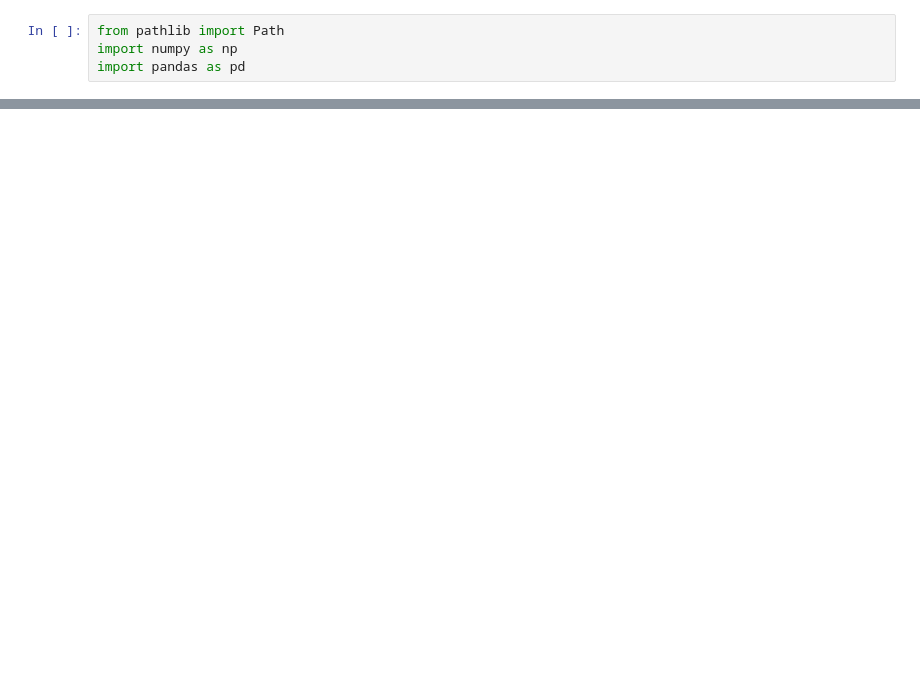
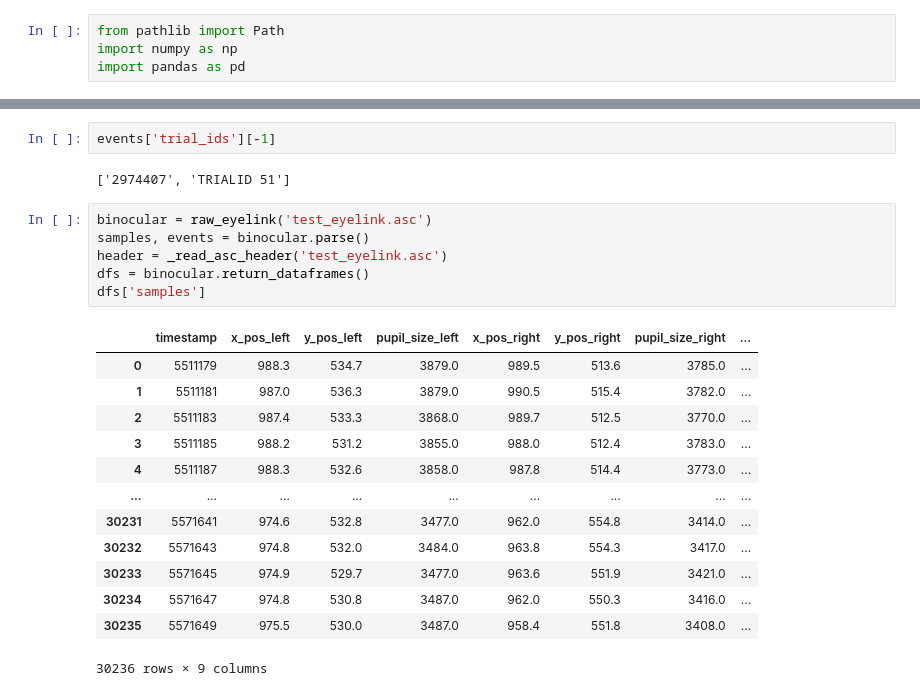
Before and after one commit to dsrishyla/asc_parser, a Jupyter notebook: eyelink_asc_parser.ipynb, the cells around one changed output, grey strips where cells are left out. Saved outputs shown, nothing was run; the diff lists cells and outputs as text; blank space fills up the shorter version.

```diff
--- a/eyelink_asc_parser.ipynb
+++ b/eyelink_asc_parser.ipynb
@@ -99,0 +380,24 @@ antisaccade_diksha.to_dataframe()
+# %%
+events['trial_ids'][-1]
+# %% [output]
+['2974407', 'TRIALID 51']
+# %%
+binocular = raw_eyelink('test_eyelink.asc')
+samples, events = binocular.parse()
+header = _read_asc_header('test_eyelink.asc')
+dfs = binocular.return_dataframes()
+dfs['samples']
+# %% [output]
+|  | timestamp | x_pos_left | y_pos_left | pupil_size_left | x_pos_right | y_pos_right | pupil_size_right | ... |
+| 0 | 5511179 | 988.3 | 534.7 | 3879.0 | 989.5 | 513.6 | 3785.0 | ... |
+| 1 | 5511181 | 987.0 | 536.3 | 3879.0 | 990.5 | 515.4 | 3782.0 | ... |
+| 2 | 5511183 | 987.4 | 533.3 | 3868.0 | 989.7 | 512.5 | 3770.0 | ... |
+| 3 | 5511185 | 988.2 | 531.2 | 3855.0 | 988.0 | 512.4 | 3783.0 | ... |
+| 4 | 5511187 | 988.3 | 532.6 | 3858.0 | 987.8 | 514.4 | 3773.0 | ... |
+| ... | ... | ... | ... | ... | ... | ... | ... | ... |
+| 30231 | 5571641 | 974.6 | 532.8 | 3477.0 | 962.0 | 554.8 | 3414.0 | ... |
+| 30232 | 5571643 | 974.8 | 532.0 | 3484.0 | 963.8 | 554.3 | 3417.0 | ... |
+| 30233 | 5571645 | 974.9 | 529.7 | 3477.0 | 963.6 | 551.9 | 3421.0 | ... |
+| 30234 | 5571647 | 974.8 | 530.8 | 3487.0 | 962.0 | 550.3 | 3416.0 | ... |
+| 30235 | 5571649 | 975.5 | 530.0 | 3487.0 | 958.4 | 551.8 | 3408.0 | ... |
+30236 rows × 9 columns
```
Also changed, not shown: parts of 25 cells of this notebook.
